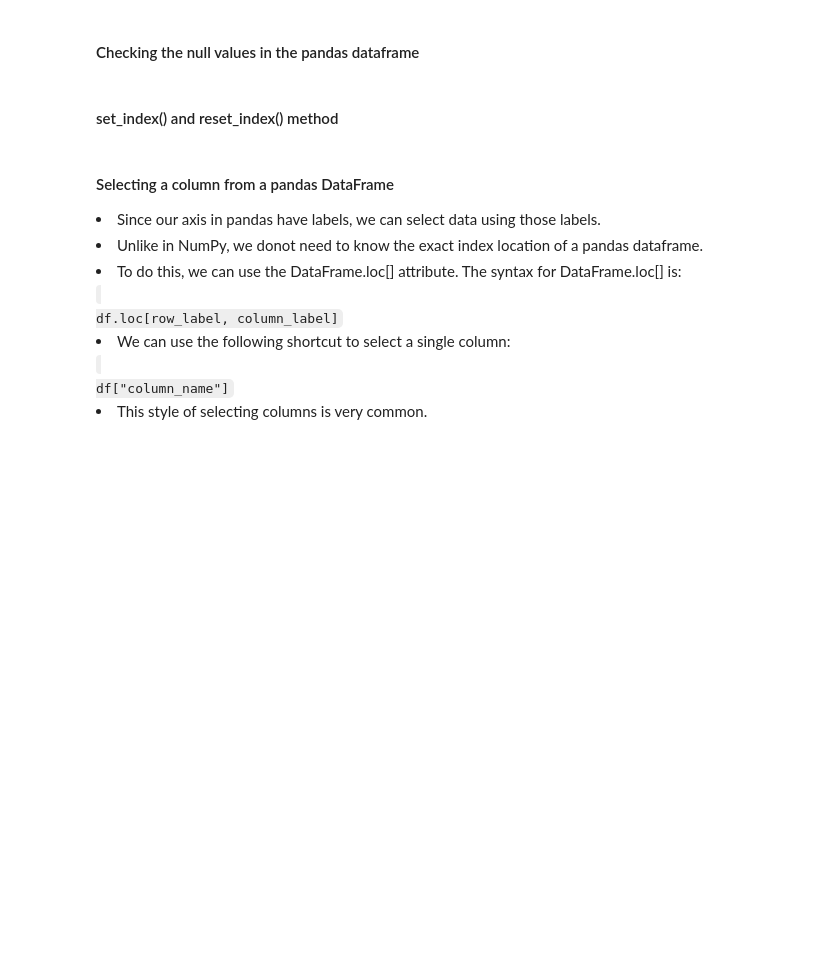
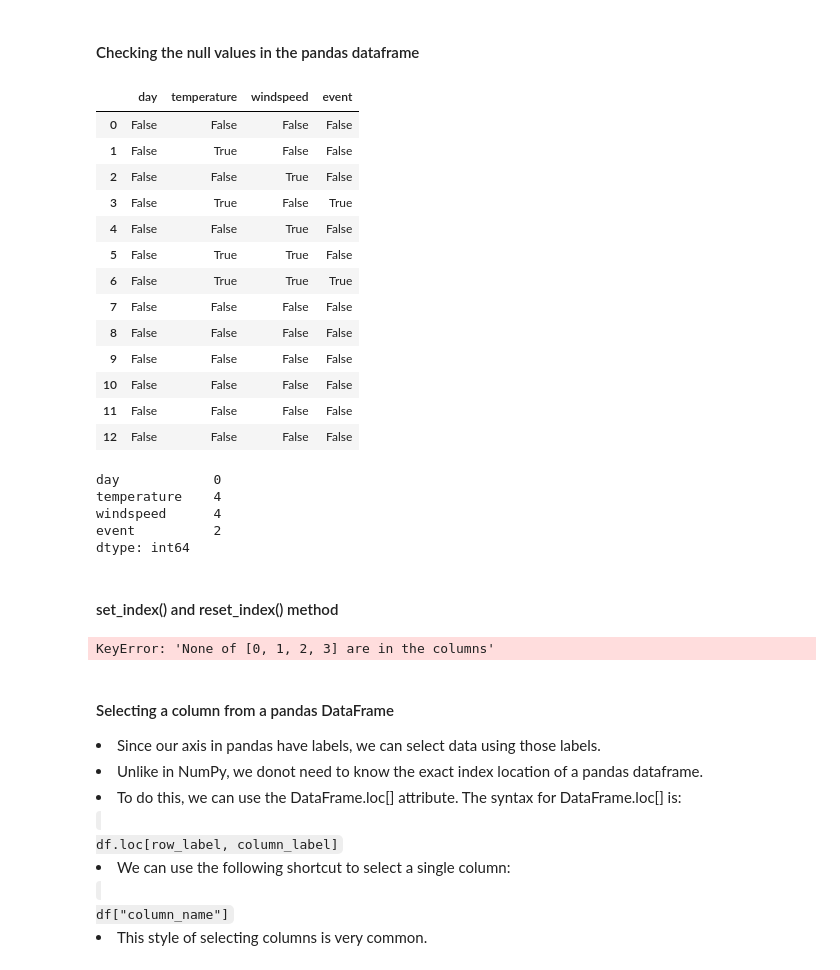
Before and after one commit to rajendra195/data_science_ML_Metro, a Jupyter notebook: week_05/day_05/pandas_student_notebook.ipynb, the cells around one changed output. Drawn from its saved outputs; the diff is of its cells as text; code cells hidden in the pictures; blank space fills up the shorter version.

```diff
--- a/week_05/day_05/pandas_student_notebook.ipynb
+++ b/week_05/day_05/pandas_student_notebook.ipynb
@@ -340,7 +528,36 @@ NameError: name 'weather_df_nan' is not defined
 # %% [markdown]
 #### Checking the null values in the pandas dataframe
+# %%
+weather_df.isna()
+# %% [output]
+|  | day | temperature | windspeed | event |
+| 0 | False | False | False | False |
+| 1 | False | True | False | False |
+| 2 | False | False | True | False |
+| 3 | False | True | False | True |
+| 4 | False | False | True | False |
+| 5 | False | True | True | False |
+| 6 | False | True | True | True |
+| 7 | False | False | False | False |
+| 8 | False | False | False | False |
+| 9 | False | False | False | False |
+| 10 | False | False | False | False |
+| 11 | False | False | False | False |
+| 12 | False | False | False | False |
+# %%
+weather_df.isna().sum()
+# %% [output]
+day            0
+temperature    4
+windspeed      4
+event          2
+dtype: int64
 # %% [markdown]
 #### set_index() and reset_index() method
+# %%
+weather_df.set_index(keys=[0, 1, 2, 3], drop=True)
+# %% [output]
+KeyError: 'None of [0, 1, 2, 3] are in the columns'
 # %% [markdown]
 #### Selecting a column from a pandas DataFrame
 
```
Also changed, not shown: parts of 25 cells of this notebook, 2 other files.
